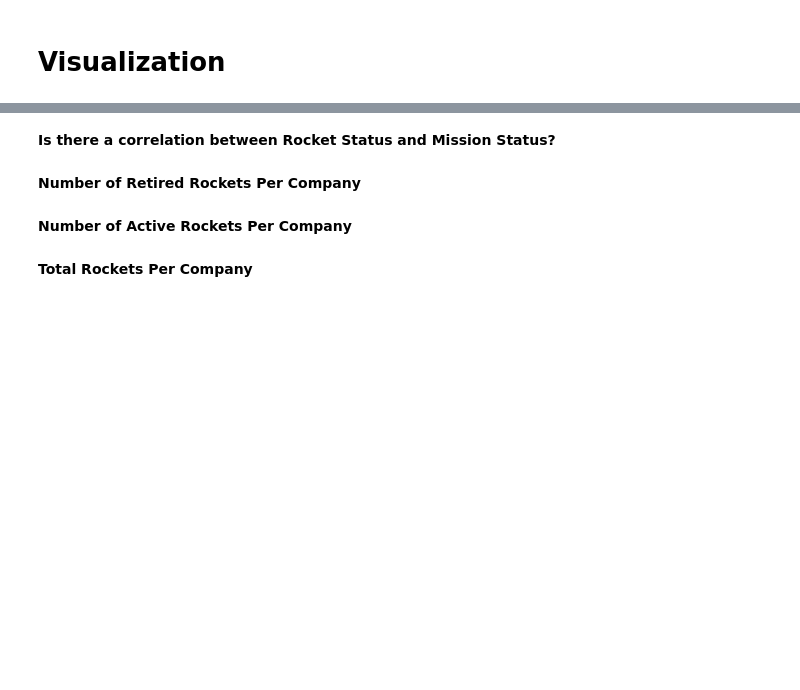
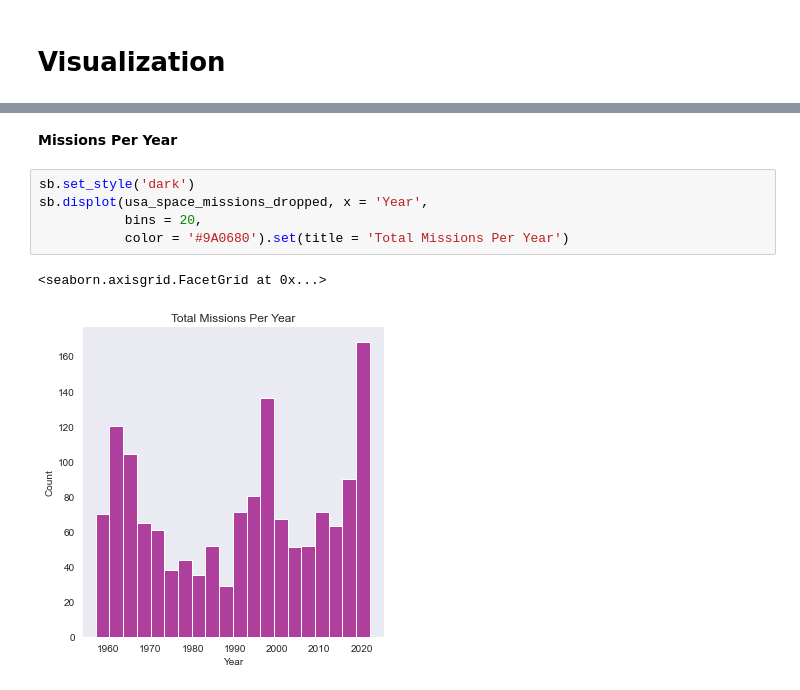
Before and after one commit to t-nicole13/US_Space_Missions, a Jupyter notebook: US_Space_Missions.ipynb, the cells around one changed output, grey strips where cells are left out. Cells and saved outputs as stored; diff of their text form; blank space fills up the shorter version.

Commit message:
add color and title to each plot

```diff
--- a/US_Space_Missions.ipynb
+++ b/US_Space_Missions.ipynb
@@ -577,8 +531,10 @@ sb.displot(usa_space_missions_dropped[usa_space_missions_dropped['MissionStatus'
-# %% [markdown]
-**Is there a correlation between Rocket Status and Mission Status?**
-# %% [markdown]
-**Number of Retired Rockets Per Company**
-# %% [markdown]
-**Number of Active Rockets Per Company**
-# %% [markdown]
-**Total Rockets Per Company**
+# %% [markdown]
+**Missions Per Year**
+# %%
+sb.set_style('dark')
+sb.displot(usa_space_missions_dropped, x = 'Year',
+           bins = 20,
+           color = '#9A0680').set(title = 'Total Missions Per Year')
+# %% [output]
+<seaborn.axisgrid.FacetGrid at 0x...>
+[figure, added]
```
Also changed, not shown: parts of 30 cells of this notebook.
